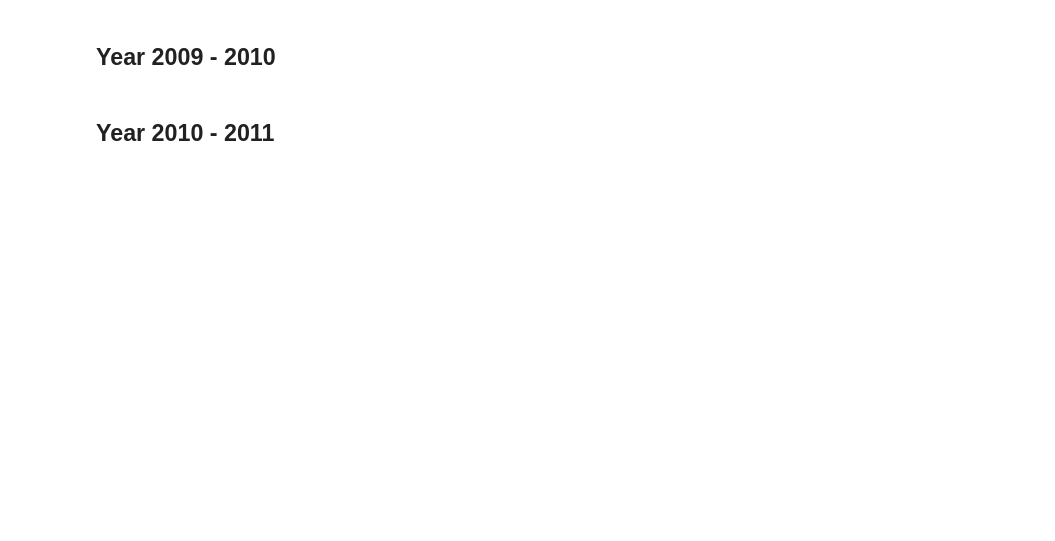
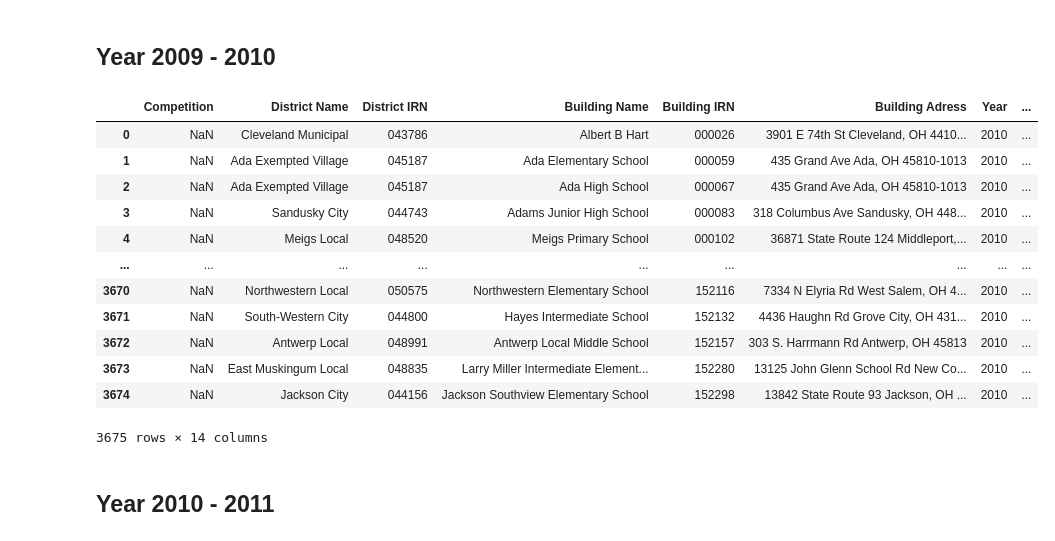
Before and after one commit to jdanninger/EdChoice, a Jupyter notebook: Clean_Data.ipynb, the cells around one changed output. Drawn from its saved outputs; the diff is of its cells as text; code cells hidden in the pictures; blank space fills up the shorter version.

```diff
--- a/Clean_Data.ipynb
+++ b/Clean_Data.ipynb
@@ -15,4 +60,49 @@ final_output
 # %% [markdown]
 ## Year 2009 - 2010
+# %%
+# Read data with correct types
+dtype_specification = {'Building IRN': str, 'District IRN': str, "Street address":str, 'City and Zip code':str}
+AY2010 = pd.read_excel('./2009-2010/0910_LRC_BUILDING.xls', dtype=dtype_specification)
+
+# Drop bad rows
+AY2010 = AY2010.dropna(subset=[AY2010.columns[0]])
+AY2010 = AY2010.dropna(subset=[AY2010.columns[1]])
+AY2010 = AY2010.dropna(subset=[AY2010.columns[2]])
+AY2010 = AY2010.dropna(subset=[AY2010.columns[3]])
+
+
+def clean2010(row):
+    new_row = ({
+        'District Name' : row[3],
+        'District IRN' : row[2],
+        'Building Name' : row[1],
+        'Building IRN' : row[0],
+        'Building Adress' : str(row[6])+ " "+str(row[7]),
+        'Year':2010,
+        'Preformance Index':row[95],
+        'School Type': row[10],
+        'AYP Met?' : row[101]
+    })
+    final_output.loc[len(final_output)] = new_row
+##    print(new_row)
+    return row
+
+
+AY2010 = AY2010.apply(clean2010, axis=1)
+final_output
+# %% [output]
+|  | Competition | District Name | District IRN | Building Name | Building IRN | Building Adress | Year | ... |
+| 0 | NaN | Cleveland Municipal | 043786 | Albert B Hart | 000026 | 3901 E 74th St Cleveland, OH 4410... | 2010 | ... |
+| 1 | NaN | Ada Exempted Village | 045187 | Ada Elementary School | 000059 | 435 Grand Ave Ada, OH 45810-1013 | 2010 | ... |
+| 2 | NaN | Ada Exempted Village | 045187 | Ada High School | 000067 | 435 Grand Ave Ada, OH 45810-1013 | 2010 | ... |
+| 3 | NaN | Sandusky City | 044743 | Adams Junior High School | 000083 | 318 Columbus Ave Sandusky, OH 448... | 2010 | ... |
+| 4 | NaN | Meigs Local | 048520 | Meigs Primary School | 000102 | 36871 State Route 124 Middleport,... | 2010 | ... |
+| ... | ... | ... | ... | ... | ... | ... | ... | ... |
+| 3670 | NaN | Northwestern Local | 050575 | Northwestern Elementary School | 152116 | 7334 N Elyria Rd West Salem, OH 4... | 2010 | ... |
+| 3671 | NaN | South-Western City | 044800 | Hayes Intermediate School | 152132 | 4436 Haughn Rd Grove City, OH 431... | 2010 | ... |
+| 3672 | NaN | Antwerp Local | 048991 | Antwerp Local Middle School | 152157 | 303 S. Harrmann Rd Antwerp, OH 45813 | 2010 | ... |
+| 3673 | NaN | East Muskingum Local | 048835 | Larry Miller Intermediate Element... | 152280 | 13125 John Glenn School Rd New Co... | 2010 | ... |
+| 3674 | NaN | Jackson City | 044156 | Jackson Southview Elementary School | 152298 | 13842 State Route 93 Jackson, OH ... | 2010 | ... |
+3675 rows × 14 columns
 # %% [markdown]
 ## Year 2010 - 2011
```
Also changed, not shown: parts of 8 cells of this notebook, 15 other files.
